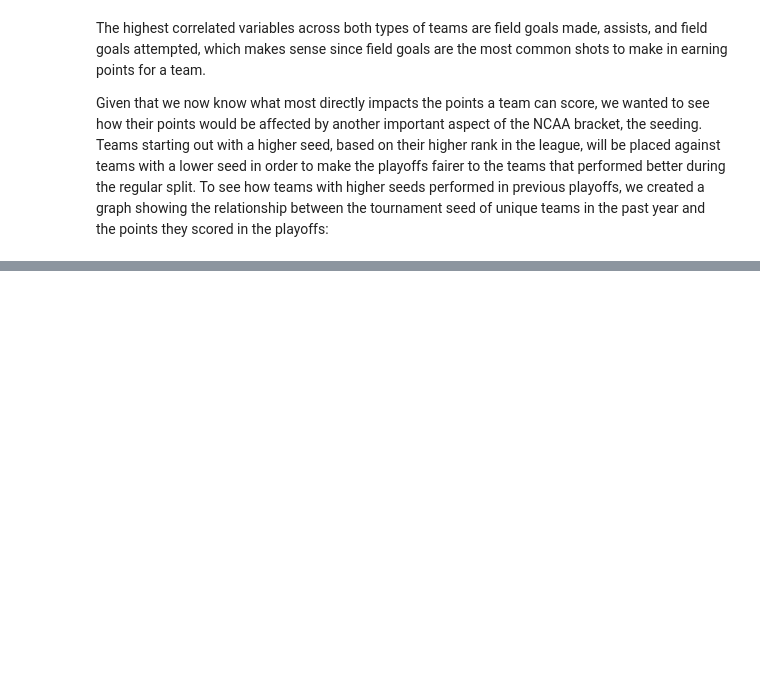
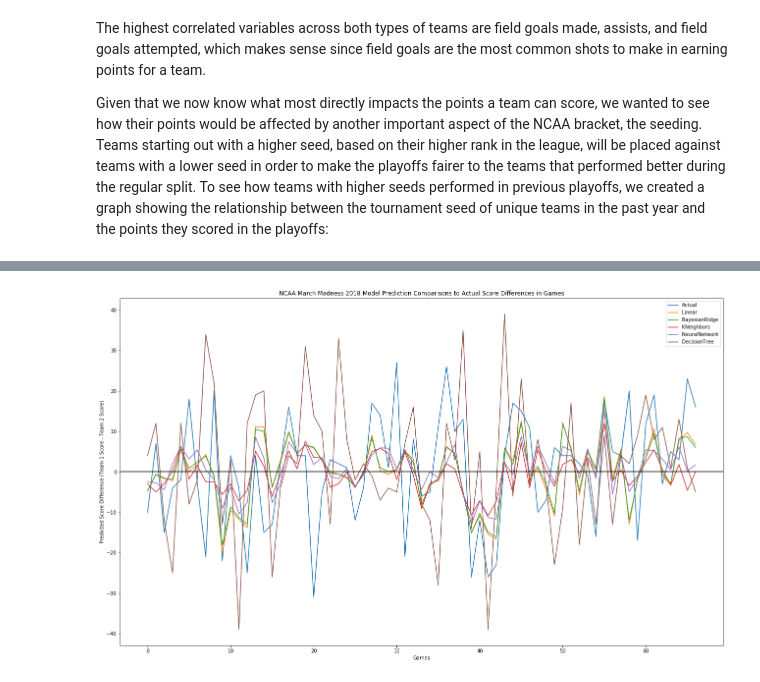
Before and after one commit to puvvadakc/NCAA2k19Predictions, a Jupyter notebook: testing/Resource.ipynb, the cells around one changed output, grey strips where cells are left out. Cells and saved outputs as stored; diff of their text form; code cells hidden in the pictures; blank space fills up the shorter version.

```diff
--- a/testing/Resource.ipynb
+++ b/testing/Resource.ipynb
@@ -126,0 +256,19 @@ To leverage machine learning techniques to enhance our predictions, we used a ne
+# %%
+plt.figure(figsize = [22, 13])
+
+# plot sj
+predDf['Actual'].plot(label="Actual")
+predDf['LPred'].plot(label="Linear")
+predDf['BPred'].plot(label="BayesianRidge")
+predDf['KPred'].plot(label="KNeighbors")
+predDf['NPred'].plot(label="NeuralNetwork")
+predDf['DPred'].plot(label="DecisionTree")
+
+plt.title("NCAA March Madness 2018 Model Prediction Comparisons to Actual Score Differences in Games")
+plt.xlabel('Games')
+plt.ylabel('Predicted Score Difference (Team 1 Score - Team 2 Score)')
+plt.legend()
+plt.axhline(0, color='black')
+plt.show()
+# %% [output]
+[figure, added]
```
Also changed, not shown: parts of 14 cells of this notebook, 2 other files.
